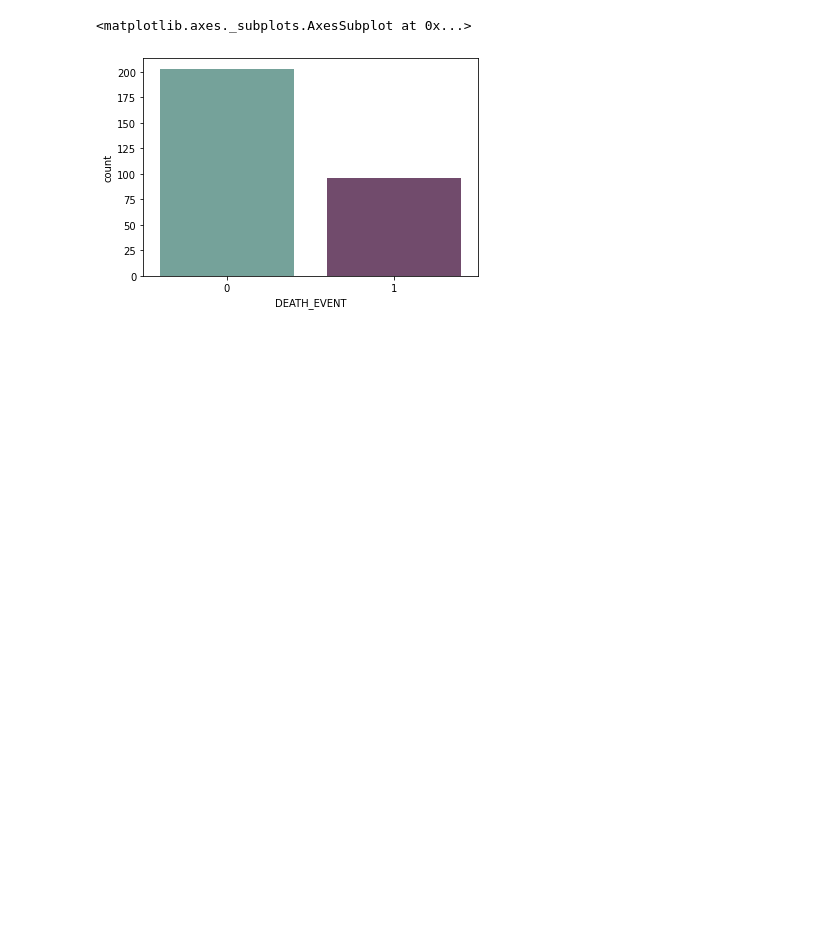
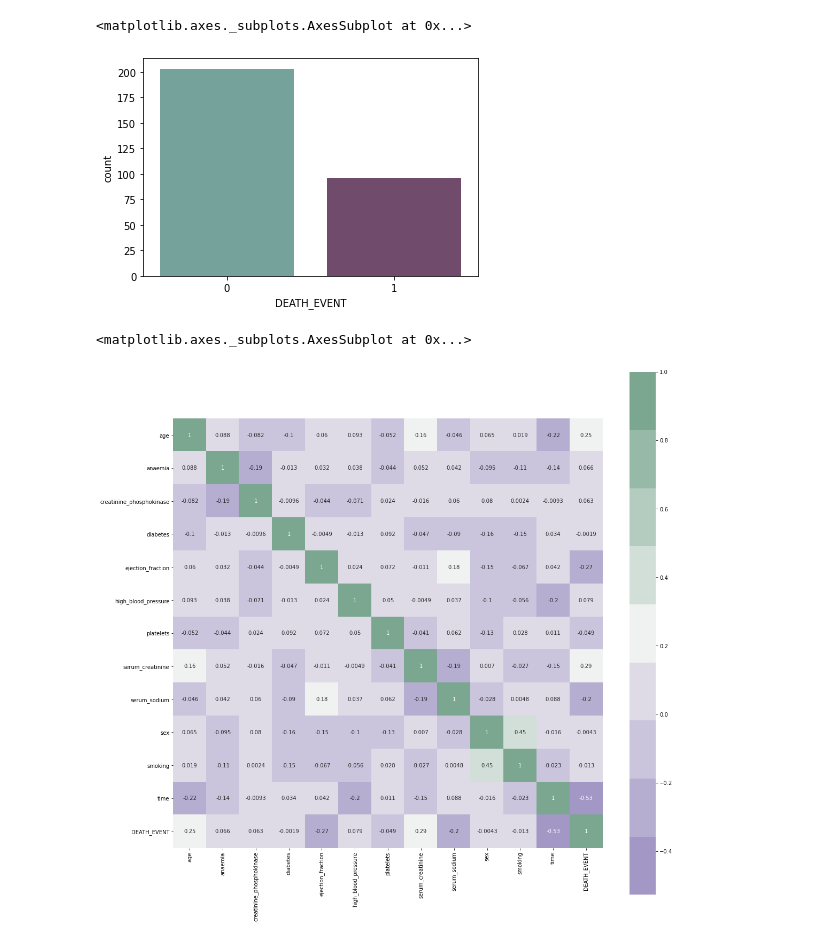
Before and after one commit to onlyabhilash/NLP-Heart-Failure-Prediction, a Jupyter notebook: Heart_Failure_Prediction_ANN.ipynb, the cells around one changed output. Drawn from its saved outputs; the diff is of its cells as text; code cells hidden in the pictures; blank space fills up the shorter version.

```diff
--- a/Heart_Failure_Prediction_ANN.ipynb
+++ b/Heart_Failure_Prediction_ANN.ipynb
@@ -71,3 +71,14 @@ sns.countplot(x= data["DEATH_EVENT"], palette= cols)
 # %% [output]
 <matplotlib.axes._subplots.AxesSubplot at 0x...>
 [figure]
+# %%
+#Point to note is that there is an imbalance in the data.
+
+#Examaning a corelation matrix of all the features
+cmap = sns.diverging_palette(275,150,  s=40, l=65, n=9)
+corrmat = data.corr()
+plt.subplots(figsize=(18,18))
+sns.heatmap(corrmat,cmap= cmap,annot=True, square=True)
+# %% [output]
+<matplotlib.axes._subplots.AxesSubplot at 0x...>
+[figure, added]
```
Also changed, not shown: parts of 3 cells of this notebook.
